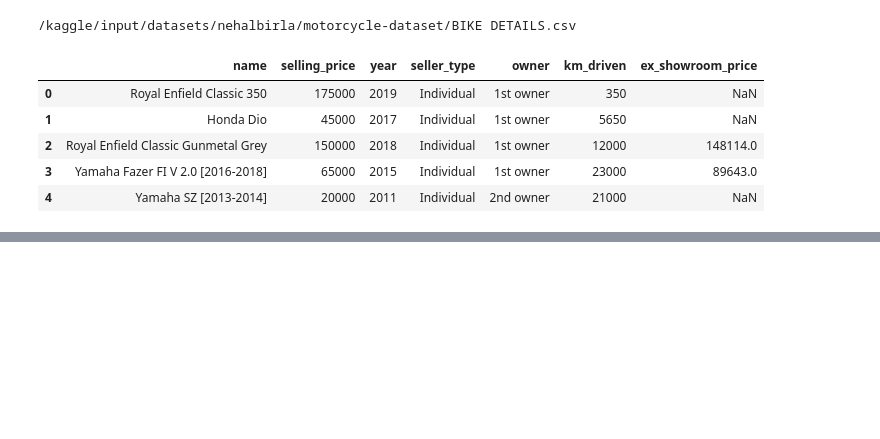
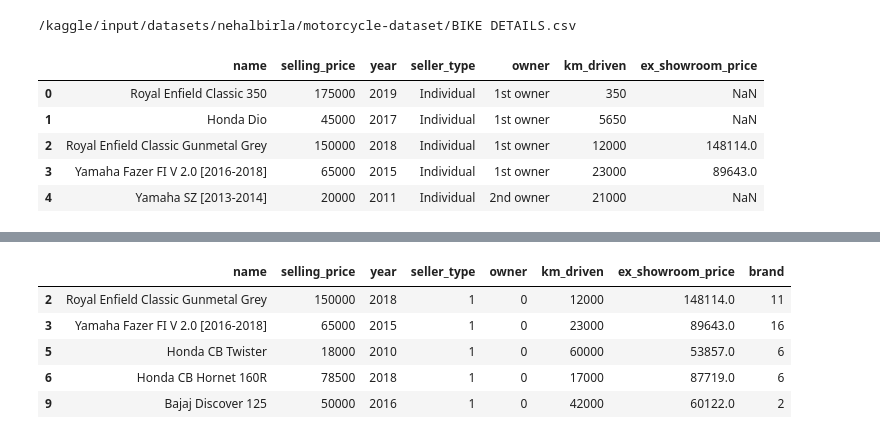
Before and after one commit to Abdullah-Ali518/Motorcycle-prediction-data-science-project, a Jupyter notebook: notebookc907cf97e4.ipynb, the cells around one changed output, grey strips where cells are left out. Cells and saved outputs as stored; diff of their text form; code cells hidden in the pictures; blank space fills up the shorter version.

```diff
--- a/notebookc907cf97e4.ipynb
+++ b/notebookc907cf97e4.ipynb
@@ -37,0 +84,4 @@ df.head()
+# %%
+df['seller_type']=le.fit_transform(df['seller_type'])
+# %%
+df['owner']=le.fit_transform(df['owner'])
@@ -37,0 +97,13 @@ df.head()
+# %%
+df['brand']=df['name'].str.split().str.get(0)
+# %%
+df['brand']=le.fit_transform(df['brand'])
+# %%
+df.head()
+# %% [output]
+|  | name | selling_price | year | seller_type | owner | km_driven | ex_showroom_price | brand |
+| 2 | Royal Enfield Classic Gunmetal Grey | 150000 | 2018 | 1 | 0 | 12000 | 148114.0 | 11 |
+| 3 | Yamaha Fazer FI V 2.0 [2016-2018] | 65000 | 2015 | 1 | 0 | 23000 | 89643.0 | 16 |
+| 5 | Honda CB Twister | 18000 | 2010 | 1 | 0 | 60000 | 53857.0 | 6 |
+| 6 | Honda CB Hornet 160R | 78500 | 2018 | 1 | 0 | 17000 | 87719.0 | 6 |
+| 9 | Bajaj Discover 125 | 50000 | 2016 | 1 | 0 | 42000 | 60122.0 | 2 |
```
Also changed, not shown: parts of 32 cells of this notebook.
